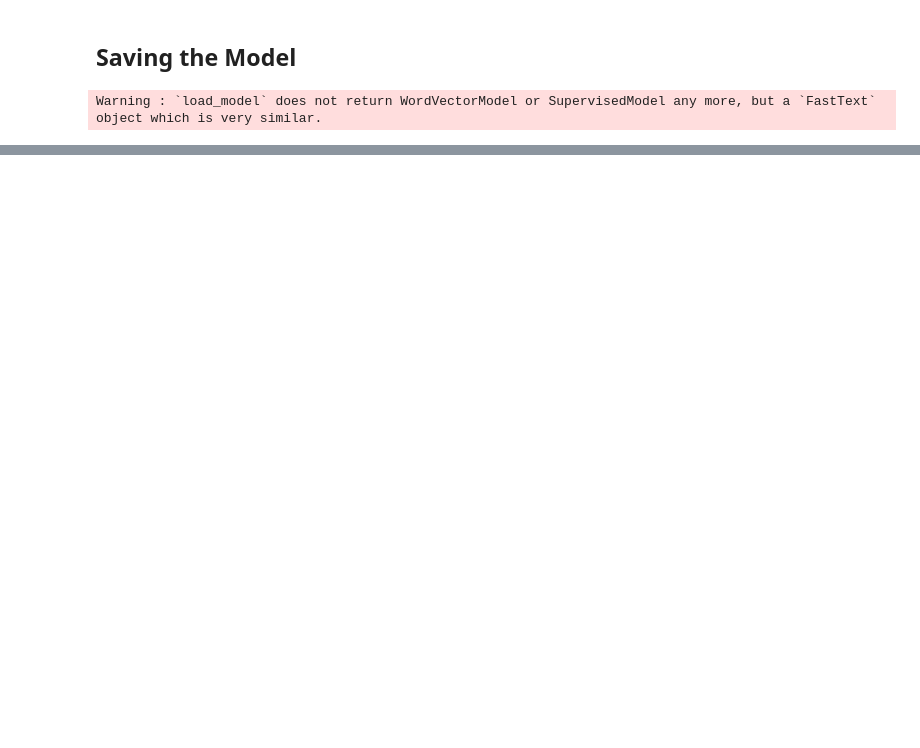
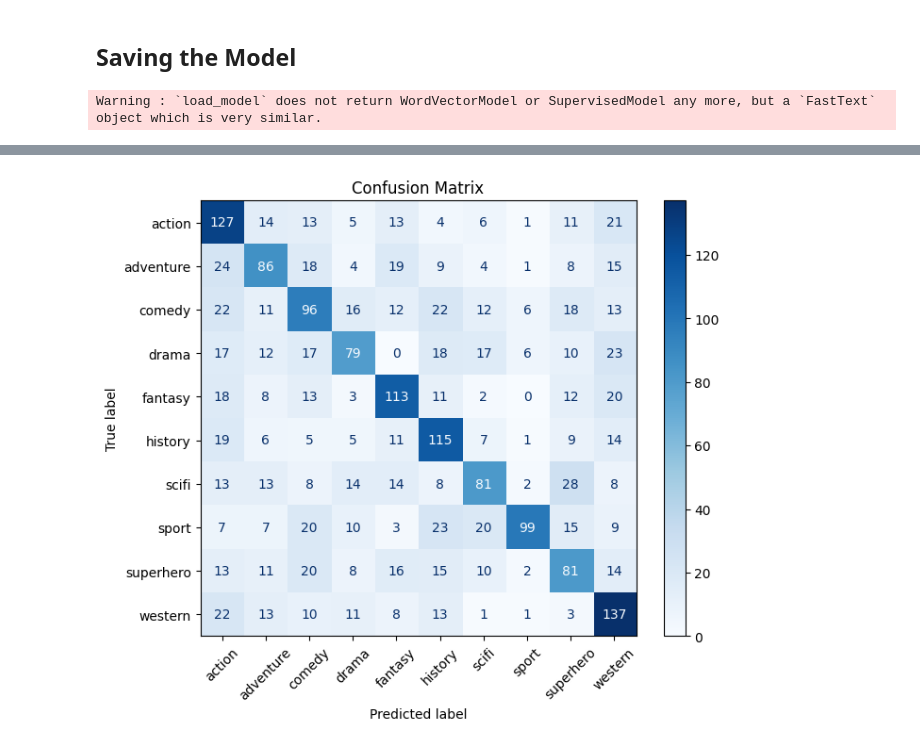
Before and after one commit to tiost100/Movie-Genre-Recognition, a Jupyter notebook: fasttext_classifier.ipynb, the cells around one changed output, grey strips where cells are left out. Saved outputs shown, nothing was run; the diff lists cells and outputs as text; code cells hidden in the pictures; blank space fills up the shorter version.

Commit message:
Added confusion matrix

```diff
--- a/fasttext_classifier.ipynb
+++ b/fasttext_classifier.ipynb
@@ -208,16 +230,16 @@ model.test("movies.test")
 ### Showtime (2002)
 # %%
 # loading the test dataset (Showtime)
-test = files.upload()
+test1 = files.upload()
 # %% [output]
 [interactive output not drawn]
 Saving showtime.csv to showtime.csv
 # %%
 # create a pandas dataframe from the test data
 col_names = ["genre", "split"]
-test_data = pd.read_csv("showtime.csv", sep=";", names=col_names)
-test_data["split"] = test_data['split'].map(preprocess)
-test_data.head()
+test1_data = pd.read_csv("showtime.csv", sep=";", names=col_names)
+test1_data["split"] = test1_data['split'].map(preprocess)
+test1_data.head()
 # %% [output]
 |  | genre | split |
 | 0 | action | being a policeman is not what you... |
@@ -227,12 +249,12 @@ test_data.head()
 | 4 | action | restroom on the left don't give u... |
 # %%
 # predict the genre of the splits
-predictions = []
+predictions1 = []
 
-for i in range(len(test_data["split"])):
-    prediction = model.predict(test_data["split"][i])
-    prediction = prediction[0][0].replace("__label__","")
-    predictions.append(prediction)
+for i in range(len(test1_data["split"])):
+    prediction1 = model.predict(test1_data["split"][i])
+    prediction1 = prediction1[0][0].replace("__label__","")
+    predictions1.append(prediction1)
 # %%
 # the movie is a action comedy so the two most frequent labels should be "action" & "comedy"
 from collections import Counter
@@ -304,0 +327,7 @@ model.predict("you try out for the village people")
+# %%
+# Create dataset ignoring the index of the test dataset to create confusion matrix on test data
+test_ignore = pd.concat([test], ignore_index = True)
+
+for i in range(len(test_ignore)):
+  text = re.sub(r'\n',' ', test_ignore["split"][i])
+  test_ignore["split"][i] = text
@@ -304,0 +350,17 @@ model.predict("you try out for the village people")
+# %%
+import matplotlib.pyplot as plt
+from sklearn.metrics import confusion_matrix, ConfusionMatrixDisplay
+
+y_true = [test_ignore["genre"][i].replace("__label__","") for i in range(len(test_ignore))]
+y_pred = [model.predict(test_ignore["split"][i])[0][0].replace("__label__","") for i in range(len(test_ignore))]
+
+fig, ax = plt.subplots(figsize=(7.5, 6))
+
+cm = confusion_matrix(y_true, y_pred)
+disp = ConfusionMatrixDisplay(confusion_matrix=cm, display_labels=["action", "adventure", "comedy", "drama", "fantasy", "history", "scifi", "sport", "superhero", "western"])
+disp.plot(cmap='Blues', ax=ax, xticks_rotation=45)
+
+plt.title('Confusion Matrix')
+plt.show()
+# %% [output]
+[figure, added]
```
Also changed, not shown: parts of 16 cells of this notebook.
